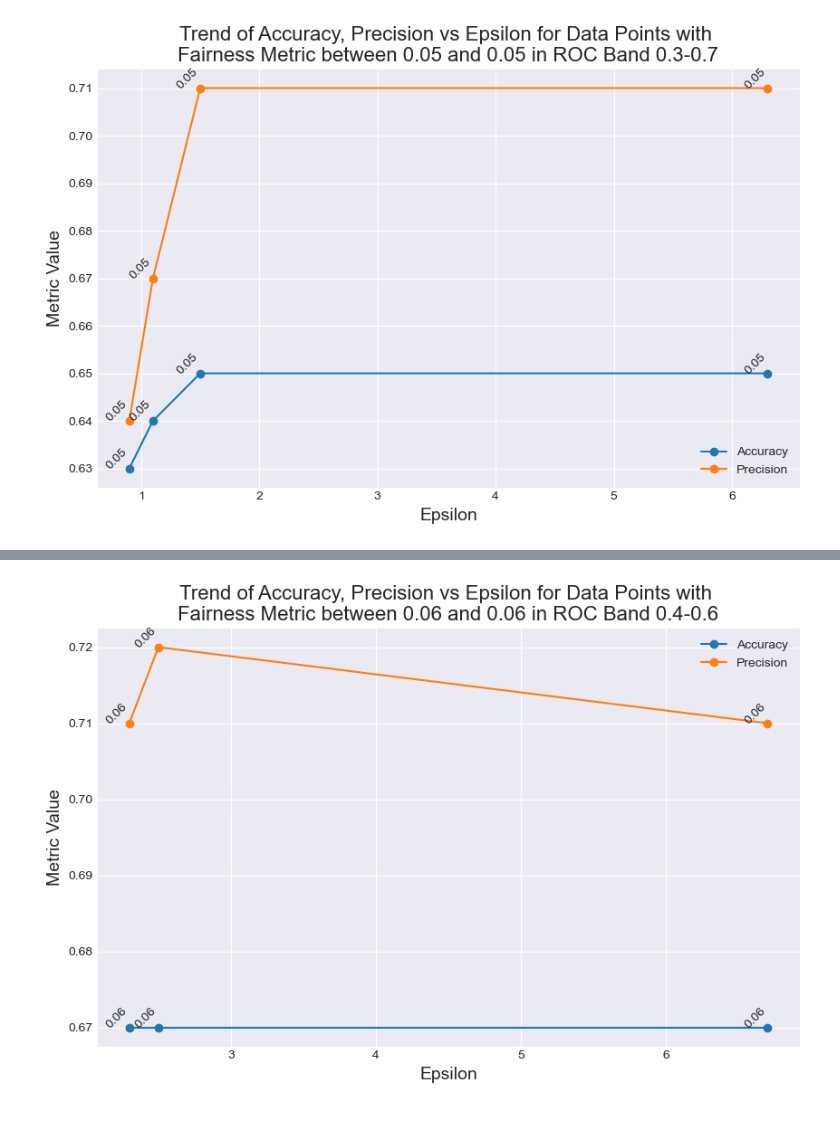
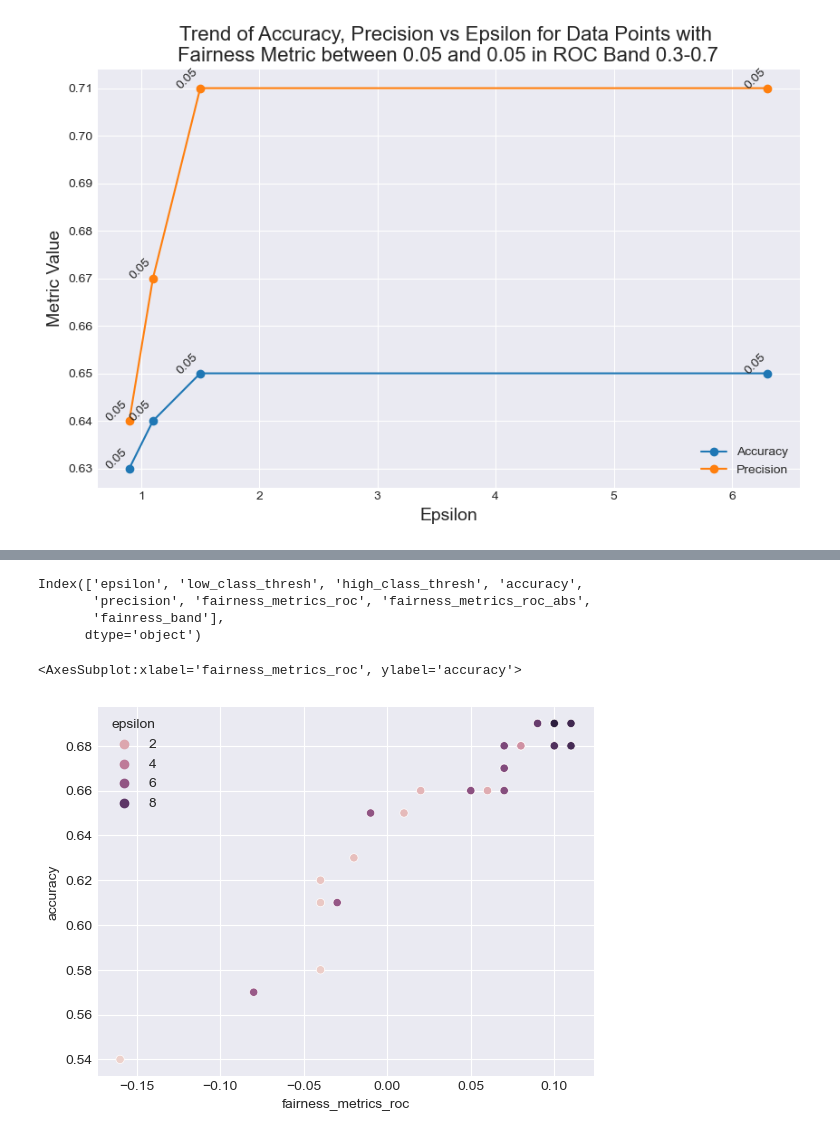
Before and after one commit to RU-Insane/compas-fairness-privacy-tradeoff-analysis, a Jupyter notebook: main/merged/fairness_privacy_merged.ipynb, the cells around one changed output, grey strips where cells are left out. Drawn from its saved outputs; the diff is of its cells as text; code cells hidden in the pictures.

Commit message:
Added scatter plots

```diff
--- a/main/merged/fairness_privacy_merged.ipynb
+++ b/main/merged/fairness_privacy_merged.ipynb
@@ -457,33 +454,0 @@ df_band_fairness = df_band[(df_band['fairness_metrics_roc_abs'] >= 0) & (df_band
-# %%
-# Set the style of the plot
-plt.style.use('seaborn-darkgrid')
-
-# Create a new figure with a specific size
-plt.figure(figsize=(10, 6))
-
-# Create a line plot of accuracy vs epsilon
-plt.plot(df_band_fairness['epsilon'], df_band_fairness['accuracy'], marker='o', linestyle='-', color='b', label='Accuracy')
-
-# Create a line plot of precision vs epsilon
-plt.plot(df_band_fairness['epsilon'], df_band_fairness['precision'], marker='o', linestyle='-', color='r', label='Precision')
-
-# Annotate the data points with their fairness values for accuracy
-for i, row in df_band_fairness.iterrows():
-    plt.text(row['epsilon'], row['accuracy'], f"{row['fairness_metrics_roc_abs']:.2f}", fontsize=10, ha='right', rotation=45)
-
-# Annotate the data points with their fairness values for precision
-for i, row in df_band_fairness.iterrows():
-    plt.text(row['epsilon'], row['precision'], f"{row['fairness_metrics_roc_abs']:.2f}", fontsize=10, ha='right', rotation=45)
-
-# Set the labels for the x and y axes
-plt.xlabel('Epsilon', fontsize=14)
-plt.ylabel('Metric Value', fontsize=14)
-
-# Set the title of the plot
-plt.title('Trend of Accuracy and Precision vs Epsilon for Data Points with \nFairness Metric between 0 and 0.06 in ROC Band 0.35-0.65', fontsize=16)
-
-# Add a legend
-plt.legend()
-
-# Show the plot
-plt.show()
@@ -548,4 +490,0 @@ plot_metrics_vs_epsilon(dfs, (0.4, 0.6), (0.05, 0.05), ['accuracy', 'precision']
-# %%
-plot_metrics_vs_epsilon(dfs, (0.4, 0.6), (0.06, 0.06), ['accuracy', 'precision'])
-# %% [output]
-[figure, removed]
@@ -551,0 +498,13 @@ plot_metrics_vs_epsilon(dfs, (0.4, 0.6), (0.06, 0.06), ['accuracy', 'precision']
+# %%
+df_band = dfs[(0.45, 0.55)]
+df_band.columns
+# %% [output]
+Index(['epsilon', 'low_class_thresh', 'high_class_thresh', 'accuracy',
+       'precision', 'fairness_metrics_roc', 'fairness_metrics_roc_abs',
+       'fainress_band'],
+      dtype='object')
+# %%
+sns.scatterplot(data = df_band,x = 'fairness_metrics_roc', y = 'accuracy', hue='epsilon')
+# %% [output]
+<AxesSubplot:xlabel='fairness_metrics_roc', ylabel='accuracy'>
+[figure, added]
```
Also changed, not shown: parts of 12 cells of this notebook.
